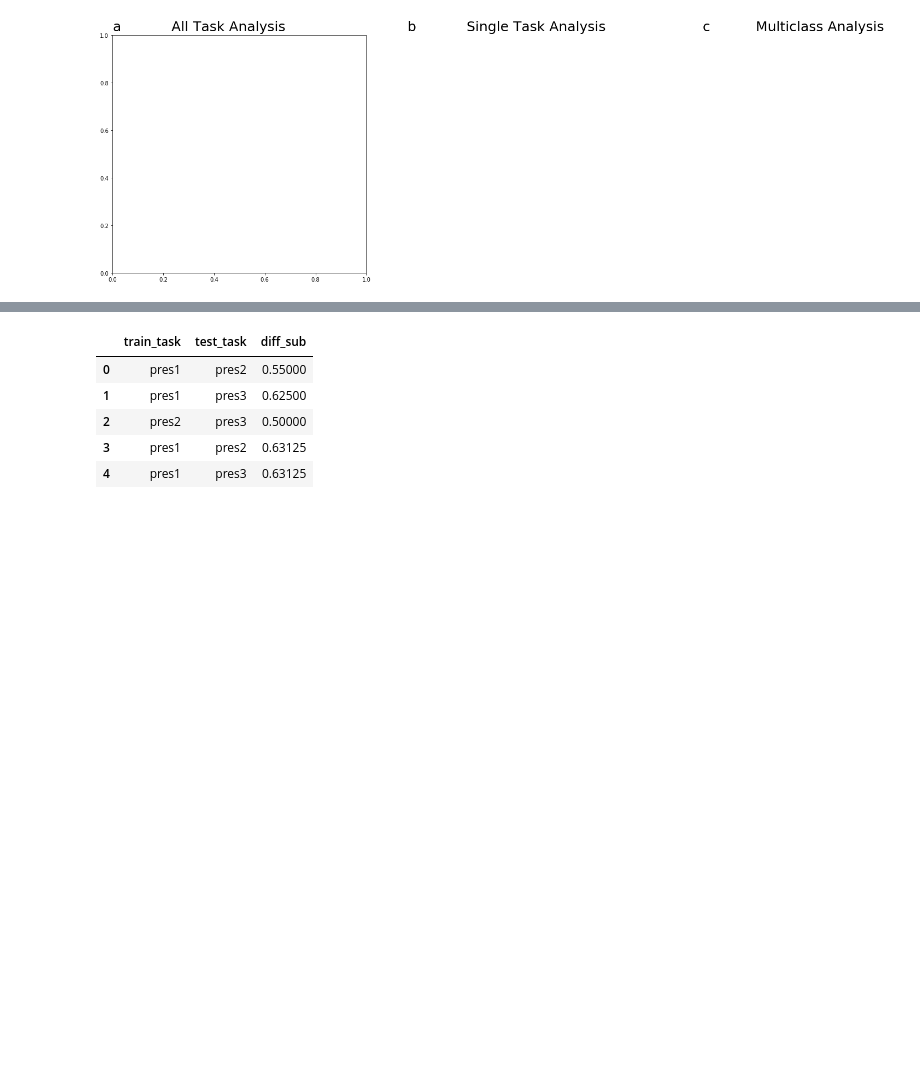
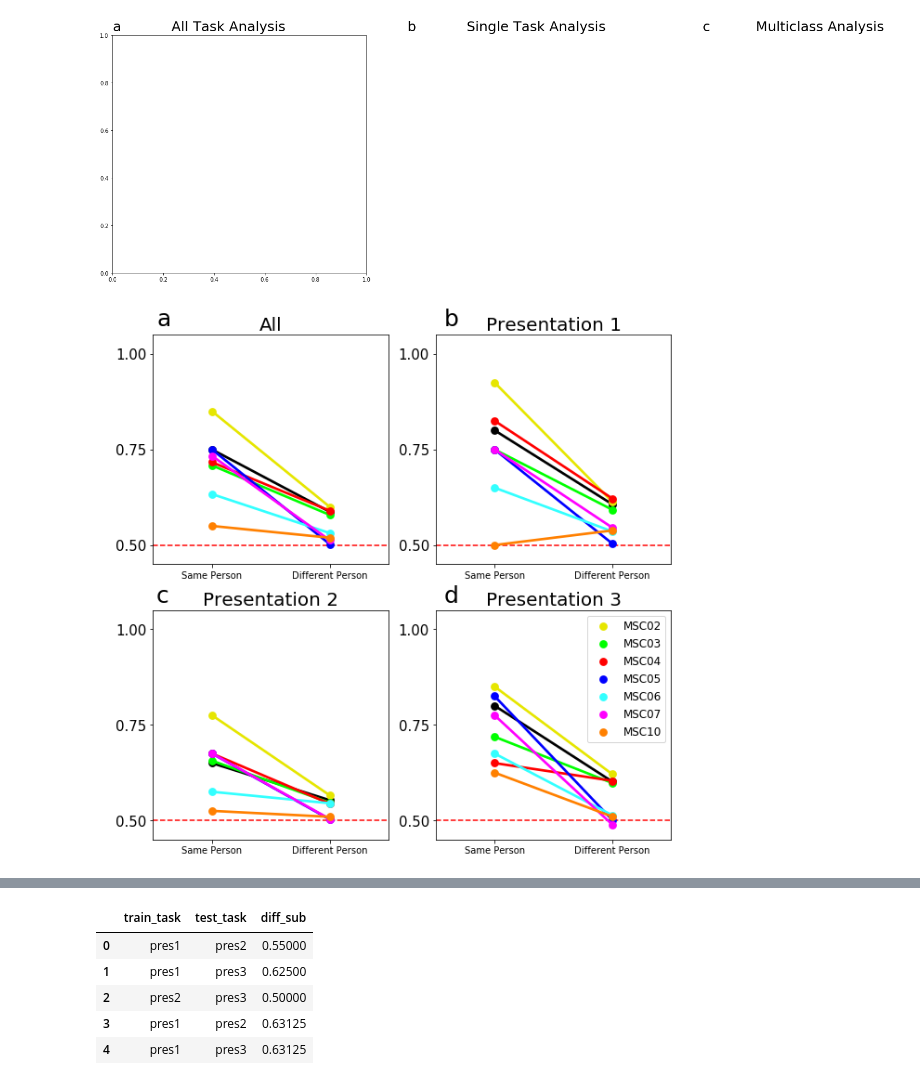
Before and after one commit to GrattonLab/Porteretal_taskprediction, a Jupyter notebook: code/pyScripts/Figures/FinalFigures.ipynb, the cells around one changed output, grey strips where cells are left out. Cells and saved outputs as stored; diff of their text form; code cells hidden in the pictures; blank space fills up the shorter version.

```diff
--- a/code/pyScripts/Figures/FinalFigures.ipynb
+++ b/code/pyScripts/Figures/FinalFigures.ipynb
@@ -718 +729,78 @@ ValueError: Could not generate a palette for <map object at 0x...>
+# %%
+#sns.set(rc={"figure.figsize": (6, 6)})
+#np.random.seed(sum(map(ord, "palettes")))
+
+fig = plt.figure(figsize=(10,10),constrained_layout=False)
+gs00 = fig.add_gridspec(nrows=2, ncols=2)
+MSCList=['1','2','3','4','5','6','7','10']
+MSC_colors=np.array([[0, 0, 0],[0.9, 0.9, 0],[0, 1, 0],[1, 0, 0],[0, 0, 1],[0.2, 1, 1],[1, 0, 1],[1, 0.5, 0]])
+MSCdict=dict(zip(MSCList, [mcolors.to_rgba(m) for m in MSC_colors]))
+mcolors.get_named_colors_mapping().update(MSCdict)
+pres1_idx=np.where((SS_f['train_task']=='pres1') | (SS_f['test_task']=='pres1'))
+pres2_idx=np.where((SS_f['train_task']=='pres2') | (SS_f['test_task']=='pres2'))
+pres3_idx=np.where((SS_f['train_task']=='pres3') | (SS_f['test_task']=='pres3'))
+fig.text(.13, .893, 'a',fontsize=25)
+fig.text(.56, .893, 'b',fontsize=25)
+fig.text(.13, .48, 'c',fontsize=25)
+fig.text(.56, .48, 'd',fontsize=25)
+ax1=fig.add_subplot(gs00[0,0])
+ax=sns.pointplot(x="Analysis",y="acc", hue="train_sub", ci=None, data=SS_f, ax=ax1, order=['same_sub','diff_sub'], color='r', palette=['1','2','3','4','5','6','7','10'])
+ax.set_xticklabels(['Same Person','Different Person'])
+ax.legend_.remove()
+ax.set_title('All', fontsize=20, pad=5)
+plt.xlabel('')
+plt.ylabel(' ')
+y=[.5,.75,1.0]
+plt.yticks(y)
+ax.set(ylim=(.45, 1.05))
+ax.tick_params('y',labelsize=15)
+ax.axhline(.5, ls='--',color='red')
+
+#Presentation1
+ax1=fig.add_subplot(gs00[0,1])
+ax=sns.pointplot(x="Analysis",y="acc", hue="train_sub", ci=None, data=SS_f.loc[pres1_idx], ax=ax1, order=['same_sub','diff_sub'], color='r', palette=['1','2','3','4','5','6','7','10'])
+ax.set_xticklabels(['Same Person','Different Person'])
+ax.legend_.remove()
+ax.set_title('Presentation 1', fontsize=20, pad=5)
+plt.xlabel('')
+plt.ylabel(' ')
+y=[.5,.75,1.0]
+plt.yticks(y)
+ax.set(ylim=(.45, 1.05))
+ax.tick_params('y',labelsize=15)
+ax.axhline(.5, ls='--',color='red')
+
+#Presentation2
+ax1=fig.add_subplot(gs00[1,0])
+ax=sns.pointplot(x="Analysis",y="acc", hue="train_sub", ci=None, data=SS_f.loc[pres2_idx], ax=ax1, order=['same_sub','diff_sub'], color='r', palette=['1','2','3','4','5','6','7','10'])
+ax.set_xticklabels(['Same Person','Different Person'])
+ax.legend_.remove()
+ax.set_title('Presentation 2', fontsize=20, pad=5)
+plt.xlabel('')
+plt.ylabel(' ')
+y=[.5,.75,1.0]
+plt.yticks(y)
+ax.set(ylim=(.45, 1.05))
+ax.tick_params('y',labelsize=15)
+ax.axhline(.5, ls='--',color='red')
+
+
+#Presentation3
+ax1=fig.add_subplot(gs00[1,1])
+ax=sns.pointplot(x="Analysis",y="acc", hue="train_sub", ci=None, data=SS_f.loc[pres3_idx], ax=ax1, order=['same_sub','diff_sub'], color='r', palette=['1','2','3','4','5','6','7','10'])
+ax.set_xticklabels(['Same Person','Different Person'])
+#ax.legend_.remove()
+handles, labels = ax.get_legend_handles_labels()
+ax.legend(handles=handles[1:], labels=labels[1:],loc='upper right',fontsize='large')
+ax.set_title('Presentation 3', fontsize=20, pad=5)
+plt.xlabel('')
+plt.ylabel(' ')
+y=[.5,.75,1.0]
+plt.yticks(y)
+ax.set(ylim=(.45, 1.05))
+ax.tick_params('y',labelsize=15)
+ax.axhline(.5, ls='--',color='red')
+plt.savefig(figsDir+'diffSub_point_plots.png', bbox_inches='tight')
+# %% [output]
+[figure, added]
 # %%
```
Also changed, not shown: parts of 6 cells of this notebook, 4 other files.
